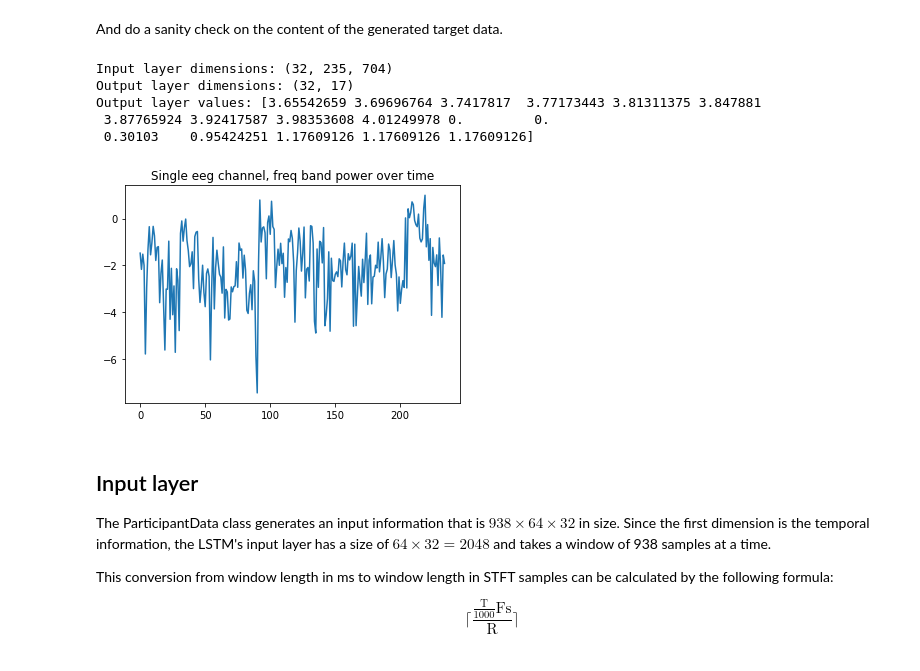
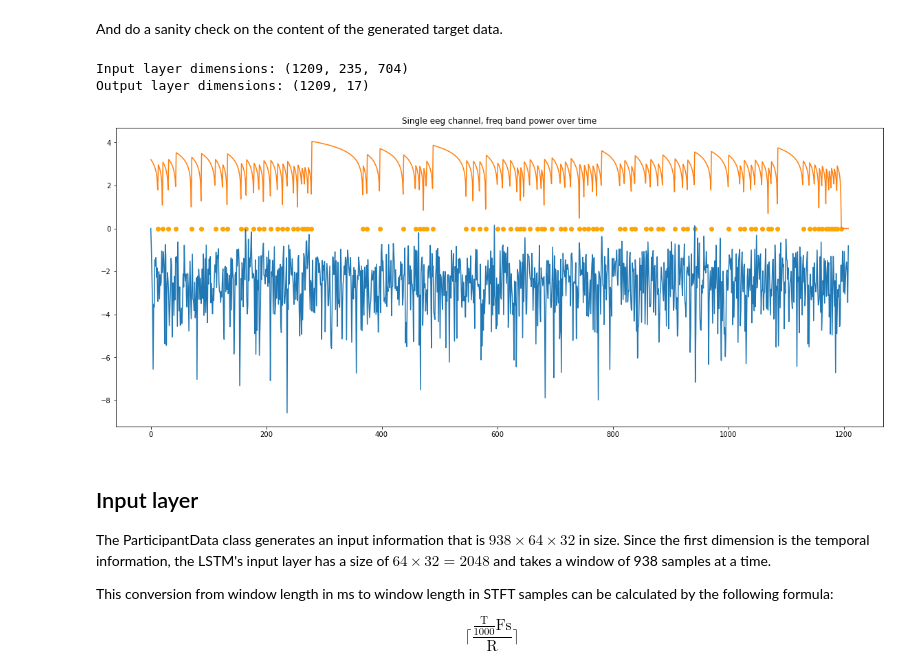
Before and after one commit to luka-ve/movement_prediction, a Jupyter notebook: Python/LSTM_movement_prediction.ipynb, the cells around one changed output. Drawn from its saved outputs; the diff is of its cells as text; code cells hidden in the pictures.

```diff
--- a/Python/LSTM_movement_prediction.ipynb
+++ b/Python/LSTM_movement_prediction.ipynb
@@ -42,6 +42,8 @@ Next, we configure the output layer of the LSTM:
 # %%
 config['delta_time_k'] = np.array([1, 2, 3, 4, 5, 6, 7, 8, 9, 10])
 config['tap_count_times_p'] = np.array([0.5, 1, 5, 10, 50, 100, 500])
+
+config['n_output_features'] = np.sum([config['delta_time_k'].shape, config['tap_count_times_p'].shape])
 
 config['read_config_from_h5'] = True
 
@@ -330,7 +321,7 @@ for i, x in enumerate(stft_norm):
     stft_norm_test.append(x[:, test_idx, :])
 
     # Add taps
-    _taps = np.array(taps[i] / 128)
+    _taps = taps[i] / config['stft_stride']
 
     #print(f"Last train idx: {train_idx[-1]}")
     #print(f"Last train idx * sampling rate redux: {train_idx[-1] * config['sampling_rate_after_stft']}")
@@ -357,10 +348,6 @@ for i, x in enumerate(stft_norm):
 
 print(f'Total taps: {[y.shape for y in taps]}')
 
-
-#print(test_idx[-1] * config['sampling_rate_after_stft'])
-print(_taps[np.logical_and(_taps > (train_idx[0]), \
-                           _taps < (train_idx[-1]))].shape)
 print([y.shape for y in taps_train])
 print([y.shape for y in taps_validation])
 print([y.shape for y in taps_test])
@@ -383,7 +369,7 @@ plt.show()
 # %% [markdown]
 ## Create DataGenerators for train, validation, and test
 # %%
-ppt_train = DataLoader(stft_norm_train, taps_train, batch_size=32)
+ppt_train = DataLoader(stft_norm_test, taps_test, shuffle=False)
 
 my_batch_x, my_batch_y = ppt_train[0]
 # %% [markdown]
@@ -391,17 +377,17 @@ And do a sanity check on the content of the generated target data.
 # %%
 np.set_printoptions(suppress=True)
 
 print(f'Input layer dimensions: {my_batch_x.shape}')
 print(f'Output layer dimensions: {my_batch_y.shape}')
-print(f'Output layer values: {my_batch_y[0]}')
+#print(f'Output layer values: {my_batch_y[0]}')
 
-plt.plot(my_batch_x[0, :, 0].T)
+plt.figure(figsize=(20, 8))
+plt.plot(my_batch_x[:, -1, 8])
+plt.scatter(taps_test[0], np.zeros(taps_test[0].shape), color='orange')
+plt.plot(my_batch_y[:, 0])
 plt.title('Single eeg channel, freq band power over time')
 plt.show()
 # %% [output]
-Input layer dimensions: (32, 235, 704)
-Output layer dimensions: (32, 17)
-Output layer values: [3.65542659 3.69696764 3.7417817  3.77173443 3.81311375 3.847881
- 3.87765924 3.92417587 3.98353608 4.01249978 0.         0.
- 0.30103    0.95424251 1.17609126 1.17609126 1.17609126]
+Input layer dimensions: (1209, 235, 704)
+Output layer dimensions: (1209, 17)
-[figure, old version]
+[figure, new version]
```
Also changed, not shown: parts of 10 cells of this notebook.
